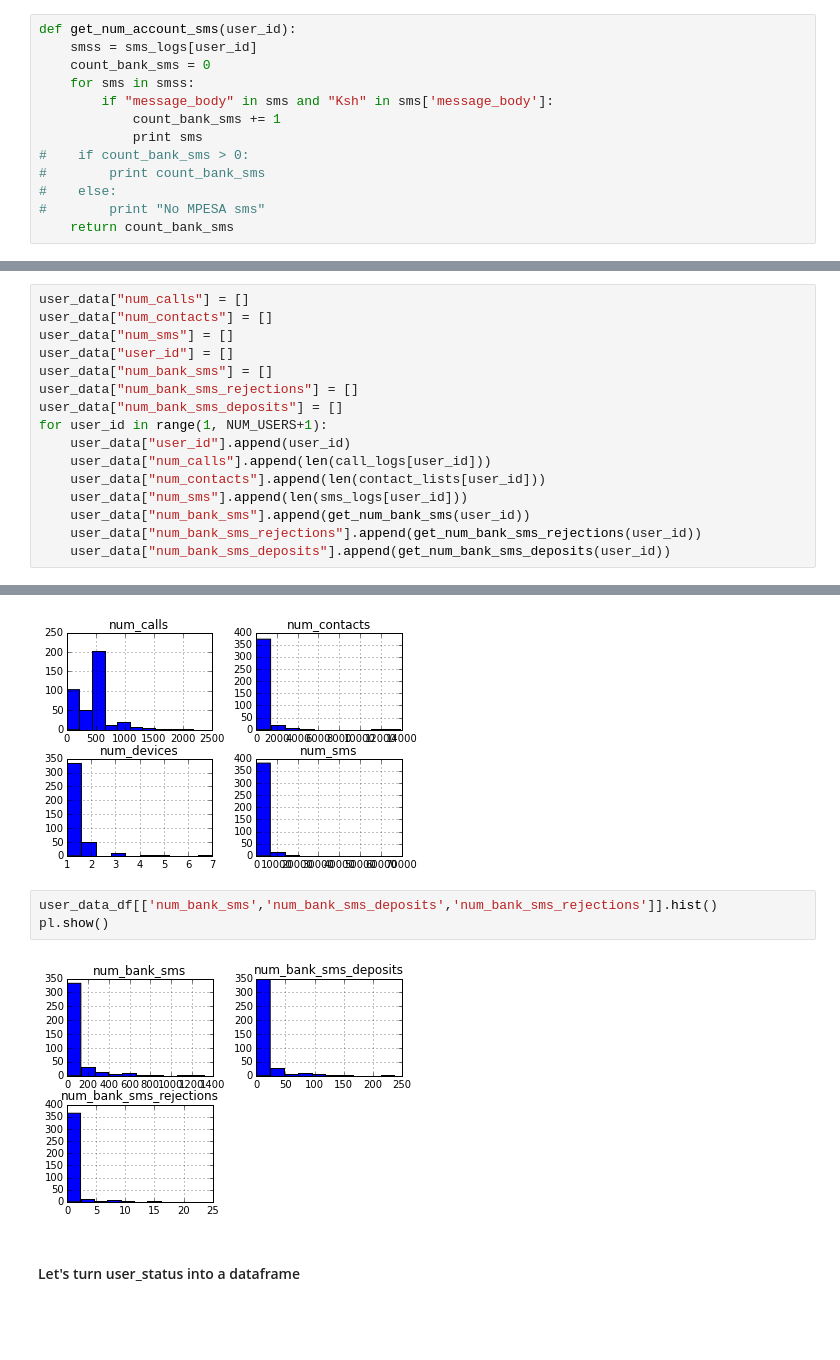
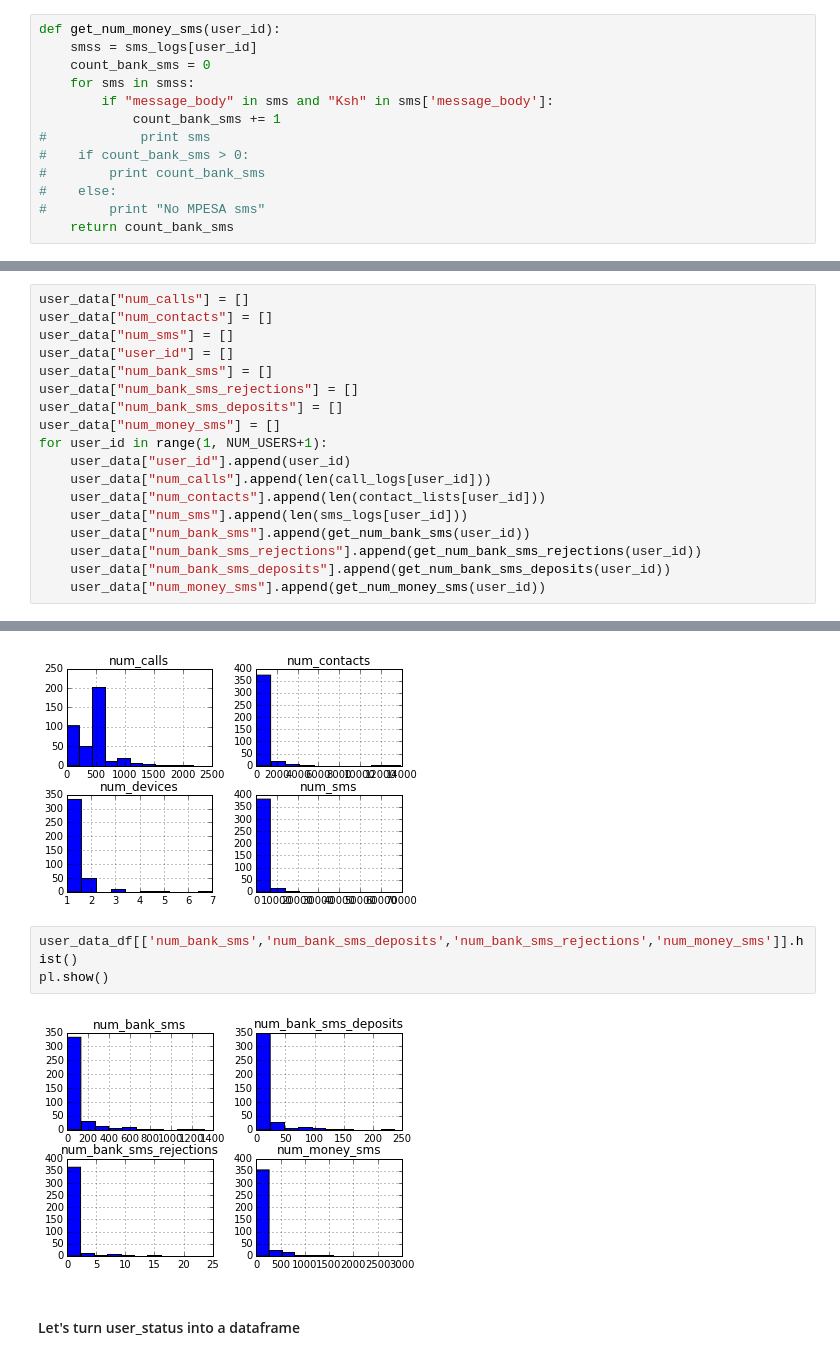
Before and after one commit to mariheida/branch-project, a Jupyter notebook: code/branch.ipynb, the cells around one changed output, grey strips where cells are left out. Drawn from its saved outputs; the diff is of its cells as text; blank space fills up the shorter version.

Commit message:
Added feature for sms messages mentioning money. Updated insights.

```diff
--- a/code/branch.ipynb
+++ b/code/branch.ipynb
@@ -200,13 +200,13 @@ def get_num_bank_sms_deposits(user_id):
 #        print "No MPESA sms"
     return count_bank_sms
 # %%
-def get_num_account_sms(user_id):
+def get_num_money_sms(user_id):
     smss = sms_logs[user_id]
     count_bank_sms = 0
     for sms in smss:
         if "message_body" in sms and "Ksh" in sms['message_body']:
             count_bank_sms += 1
-            print sms
+#            print sms
 #    if count_bank_sms > 0:
 #        print count_bank_sms
 #    else:
@@ -240,6 +240,7 @@ user_data["user_id"] = []
 user_data["num_bank_sms"] = []
 user_data["num_bank_sms_rejections"] = []
 user_data["num_bank_sms_deposits"] = []
+user_data["num_money_sms"] = []
 for user_id in range(1, NUM_USERS+1):
     user_data["user_id"].append(user_id)
     user_data["num_calls"].append(len(call_logs[user_id]))
@@ -248,6 +249,7 @@ for user_id in range(1, NUM_USERS+1):
     user_data["num_bank_sms"].append(get_num_bank_sms(user_id))
     user_data["num_bank_sms_rejections"].append(get_num_bank_sms_rejections(user_id))
     user_data["num_bank_sms_deposits"].append(get_num_bank_sms_deposits(user_id))
+    user_data["num_money_sms"].append(get_num_money_sms(user_id))
 # %%
 user_data_df = pd.DataFrame(data=user_data)
 user_data_df.head()
@@ -276,10 +278,10 @@ pl.show()
 # %% [output]
 [figure]
 # %%
-user_data_df[['num_bank_sms','num_bank_sms_deposits','num_bank_sms_rejections']].hist()
+user_data_df[['num_bank_sms','num_bank_sms_deposits','num_bank_sms_rejections','num_money_sms']].hist()
 pl.show()
 # %% [output]
-[figure, old version]
+[figure, new version]
 # %% [markdown]
 #### Let's turn user_status into a dataframe
 # %%
```
Also changed, not shown: parts of 3 cells of this notebook.
